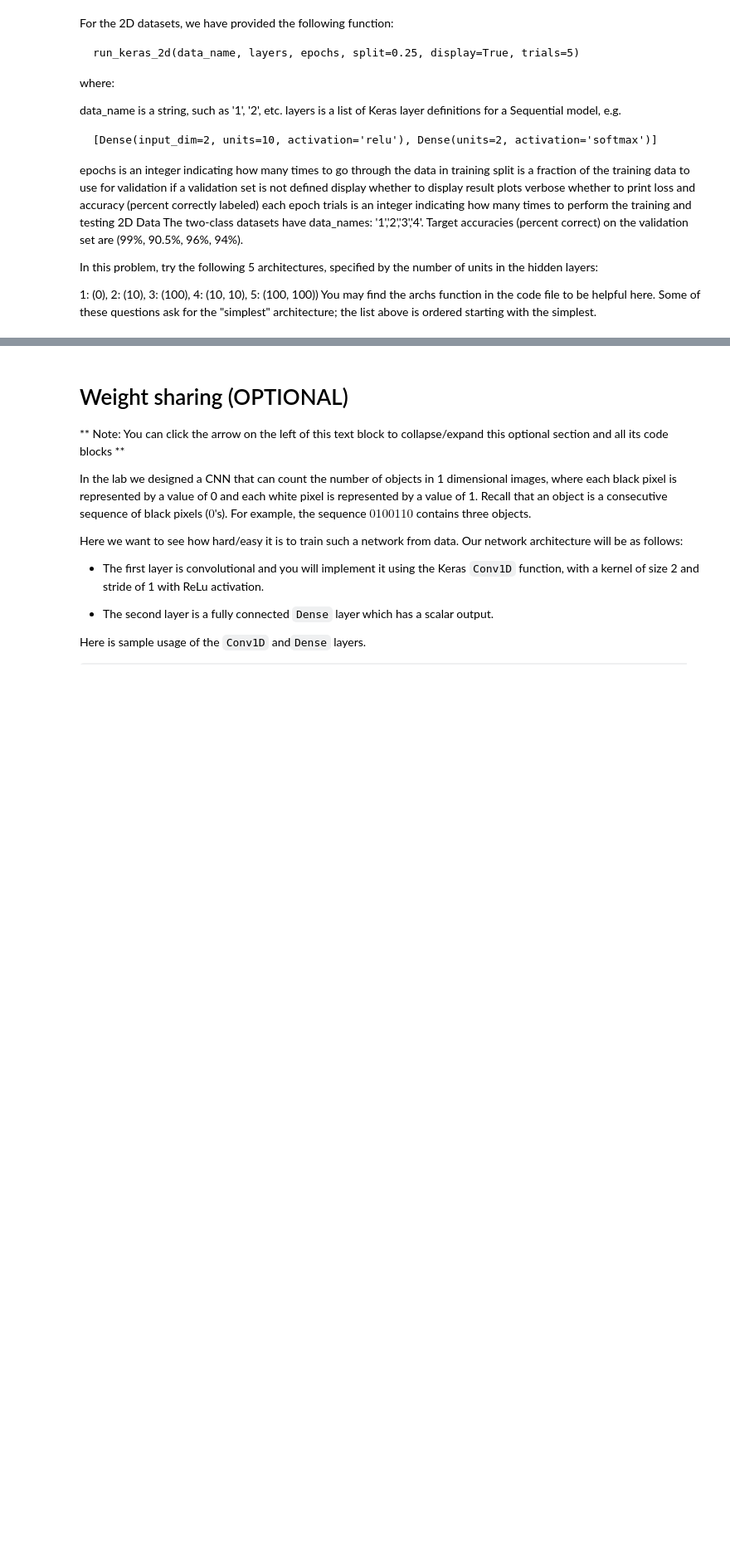
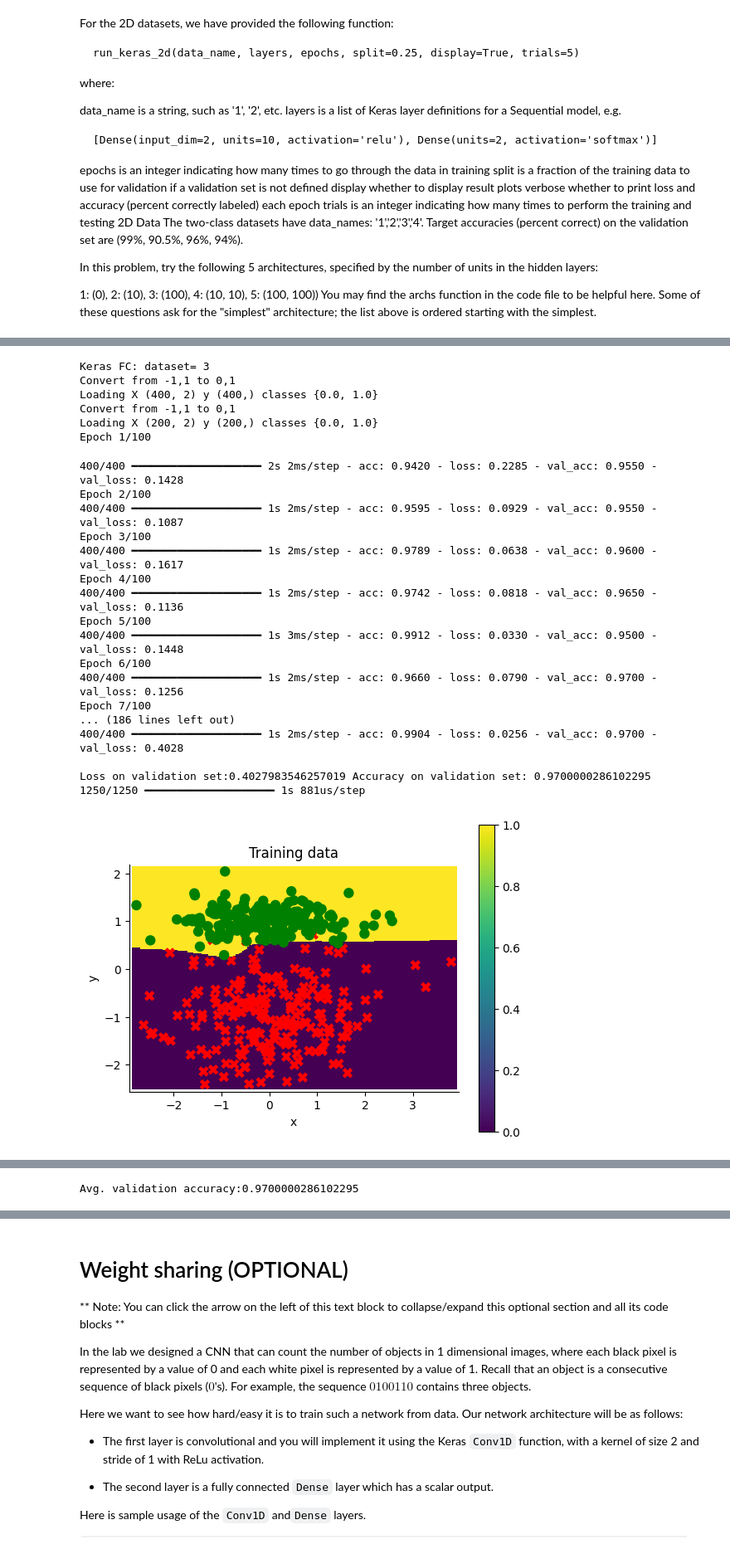
Before and after one commit to ericdong314/mit-6.036-ml, a Jupyter notebook: week8_convolutional_neuro_network/code_for_hw8/MIT_6_036_hw08_colab_notebook_(OLL).ipynb, the cells around one changed output, grey strips where cells are left out. Shown: that part at 83% size. Drawn from its saved outputs; the diff is of its cells as text; code cells hidden in the pictures; blank space fills up the shorter version.

```diff
--- a/week8_convolutional_neuro_network/code_for_hw8/MIT_6_036_hw08_colab_notebook_(OLL).ipynb
+++ b/week8_convolutional_neuro_network/code_for_hw8/MIT_6_036_hw08_colab_notebook_(OLL).ipynb
@@ -231,0 +235,34 @@ Avg. validation accuracy:0.8949999809265137
+# %%
+layers = [
+    Dense(input_dim=2, units=100, activation="relu"),
+    Dense(units=100, activation="relu"),
+    Dense(units=2, activation="softmax"),
+]
+X_train, y, model = run_keras_2d(
+    "3", layers, 100, True, verbose=True
+)
+# %% [output]
+Keras FC: dataset= 3
+Convert from -1,1 to 0,1
+Loading X (400, 2) y (400,) classes {0.0, 1.0}
+Convert from -1,1 to 0,1
+Loading X (200, 2) y (200,) classes {0.0, 1.0}
+Epoch 1/100
+400/400 ━━━━━━━━━━━━━━━━━━━━ 2s 2ms/step - acc: 0.9420 - loss: 0.2285 - val_acc: 0.9550 - val_loss: 0.1428
+Epoch 2/100
+400/400 ━━━━━━━━━━━━━━━━━━━━ 1s 2ms/step - acc: 0.9595 - loss: 0.0929 - val_acc: 0.9550 - val_loss: 0.1087
+Epoch 3/100
+400/400 ━━━━━━━━━━━━━━━━━━━━ 1s 2ms/step - acc: 0.9789 - loss: 0.0638 - val_acc: 0.9600 - val_loss: 0.1617
+Epoch 4/100
+400/400 ━━━━━━━━━━━━━━━━━━━━ 1s 2ms/step - acc: 0.9742 - loss: 0.0818 - val_acc: 0.9650 - val_loss: 0.1136
+Epoch 5/100
+400/400 ━━━━━━━━━━━━━━━━━━━━ 1s 3ms/step - acc: 0.9912 - loss: 0.0330 - val_acc: 0.9500 - val_loss: 0.1448
+Epoch 6/100
+400/400 ━━━━━━━━━━━━━━━━━━━━ 1s 2ms/step - acc: 0.9660 - loss: 0.0790 - val_acc: 0.9700 - val_loss: 0.1256
+Epoch 7/100
+... (186 lines left out)
+400/400 ━━━━━━━━━━━━━━━━━━━━ 1s 2ms/step - acc: 0.9904 - loss: 0.0256 - val_acc: 0.9700 - val_loss: 0.4028
+
+Loss on validation set:0.4027983546257019 Accuracy on validation set: 0.9700000286102295
+1250/1250 ━━━━━━━━━━━━━━━━━━━━ 1s 881us/step
+[figure, added]
@@ -231,0 +271 @@ Avg. validation accuracy:0.8949999809265137
+Avg. validation accuracy:0.9700000286102295
```
Also changed, not shown: parts of 5 cells of this notebook, 8 other files.
